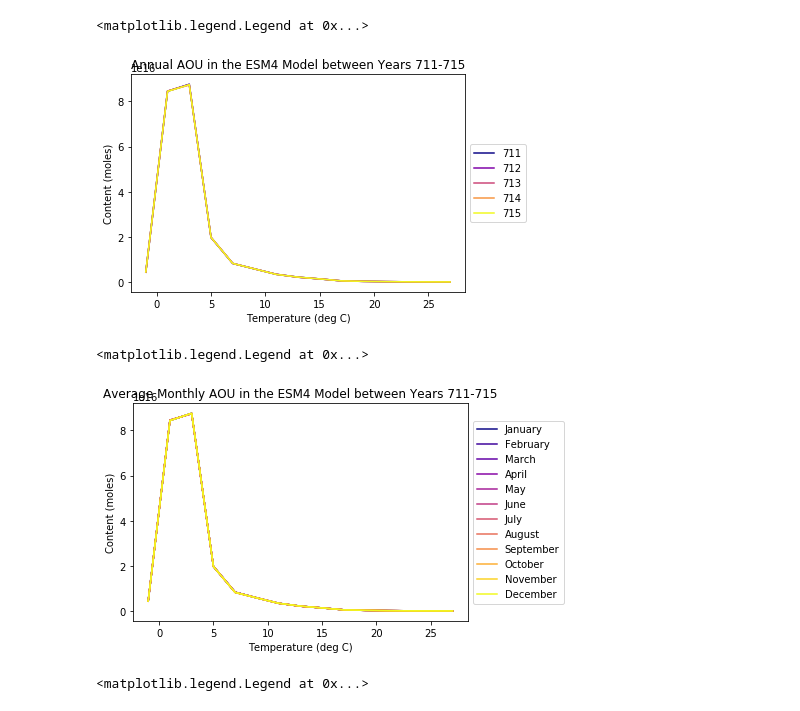
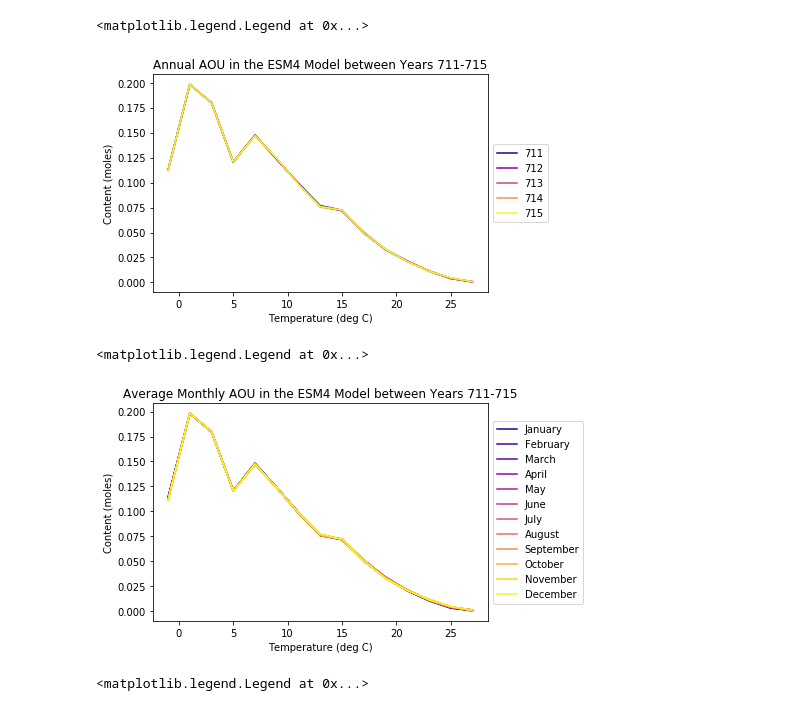
Before and after one commit to mlexaathews/wmt_bgc, a Jupyter notebook: resp-temp.ipynb, the cells around one changed output. Drawn from its saved outputs; the diff is of its cells as text; code cells hidden in the pictures.

```diff
--- a/resp-temp.ipynb
+++ b/resp-temp.ipynb
@@ -107,25 +129,26 @@ theta_bins = np.arange(-2,30,2)
 # %%
 ## Let's start out with ANNUAL respiration (apparent oxygen utilization)
 
 labels = ["711", "712", "713", "714", "715"]
 colors = cm.get_cmap('plasma',5).colors
 
 for t in range(5):
 
     AOU_ann_in_theta = dm.AOU_ann.isel(time=t,yh=range(0,576)).groupby_bins('thetao',theta_bins)
+    V_in_theta = dm.volcello.isel(time=t,yh=range(0,576)).groupby_bins('thetao',theta_bins)
 
-    AOU_ann_sum = AOU_ann_in_theta.sum(xr.ALL_DIMS)
+    AOU_ann_sum = AOU_ann_in_theta.sum(xr.ALL_DIMS)/V_in_theta.sum(xr.ALL_DIMS)
 
     AOU_ann_sum.plot(label=labels[t], color=colors[t,:])
 
 
 plt.title('Annual AOU in the ESM4 Model between Years 711-715')
 plt.xlabel('Temperature (deg C)')
 plt.ylabel('Content (moles)')
 plt.legend(loc = 'center left', bbox_to_anchor=(1, 0.5))
 # %% [output]
 <matplotlib.legend.Legend at 0x...>
-[figure, old version]
+[figure, new version]
 # %%
 ## And now MONTHLY AOU
 
@@ -134,11 +157,9 @@ colors = cm.get_cmap('plasma',12).colors
 
 for t in range(12):
     AOU_mon_in_theta = do.AOU_mon.isel(time=t,yh=range(0,576)).groupby_bins('thetao',theta_bins)
+    V_in_theta = do.volcello.isel(time=t,yh=range(0,576)).groupby_bins('thetao',theta_bins)
 
-
-    AOU_mon_sum = AOU_mon_in_theta.sum(xr.ALL_DIMS)
-
-
+    AOU_mon_sum = AOU_mon_in_theta.sum(xr.ALL_DIMS)/V_in_theta.sum(xr.ALL_DIMS)
     AOU_mon_sum.plot(label=labels[t], color=colors[t,:])
 
 plt.title('Average Monthly AOU in the ESM4 Model between Years 711-715')
@@ -147,7 +168,7 @@ plt.ylabel('Content (moles)')
 plt.legend(loc = 'center left', bbox_to_anchor=(1, 0.5))
 # %% [output]
 <matplotlib.legend.Legend at 0x...>
-[figure, old version]
+[figure, new version]
 # %%
 ## Let's look at monthly AOU in the Northern hemisphere
 
```
Also changed, not shown: parts of 19 cells of this notebook.
